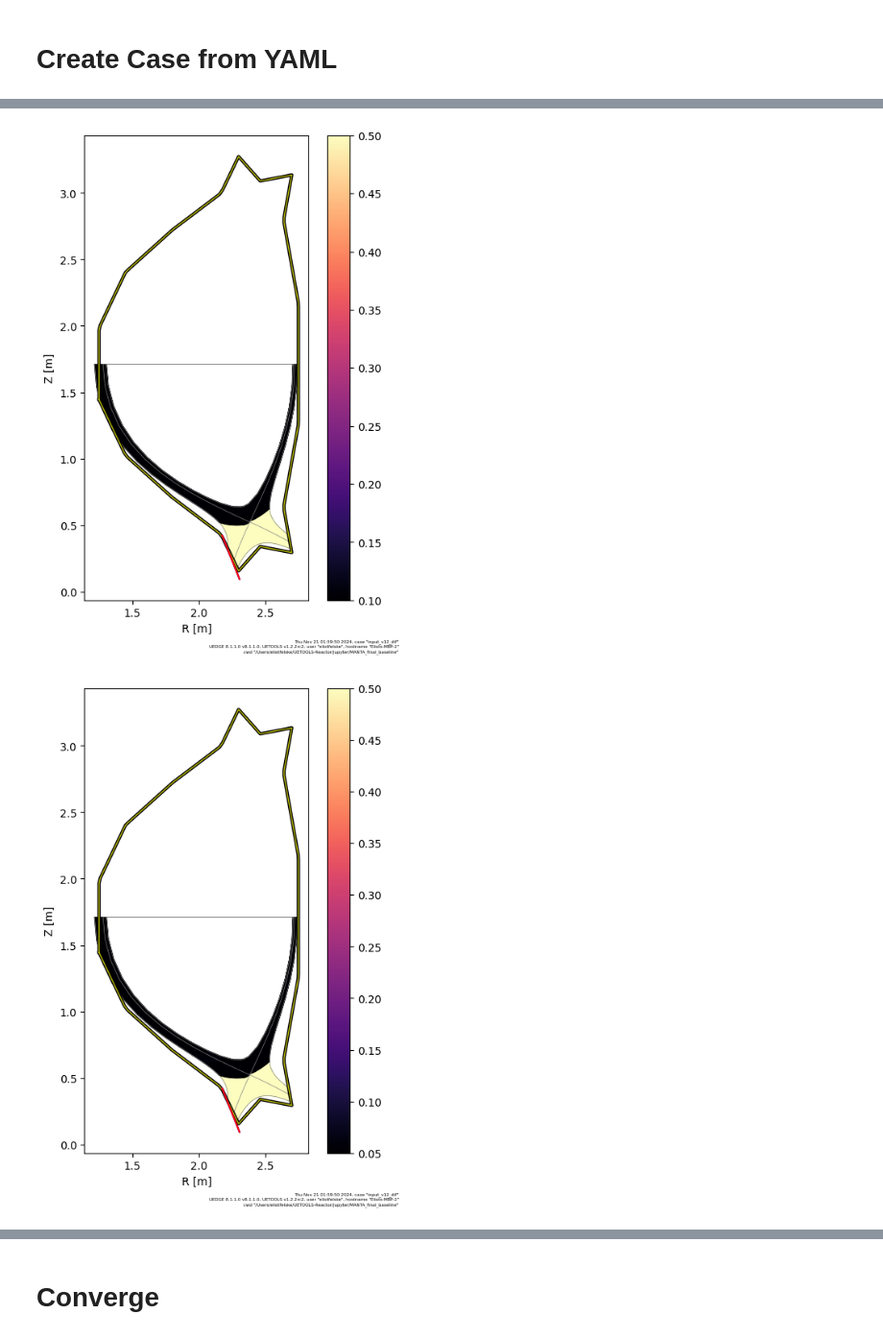
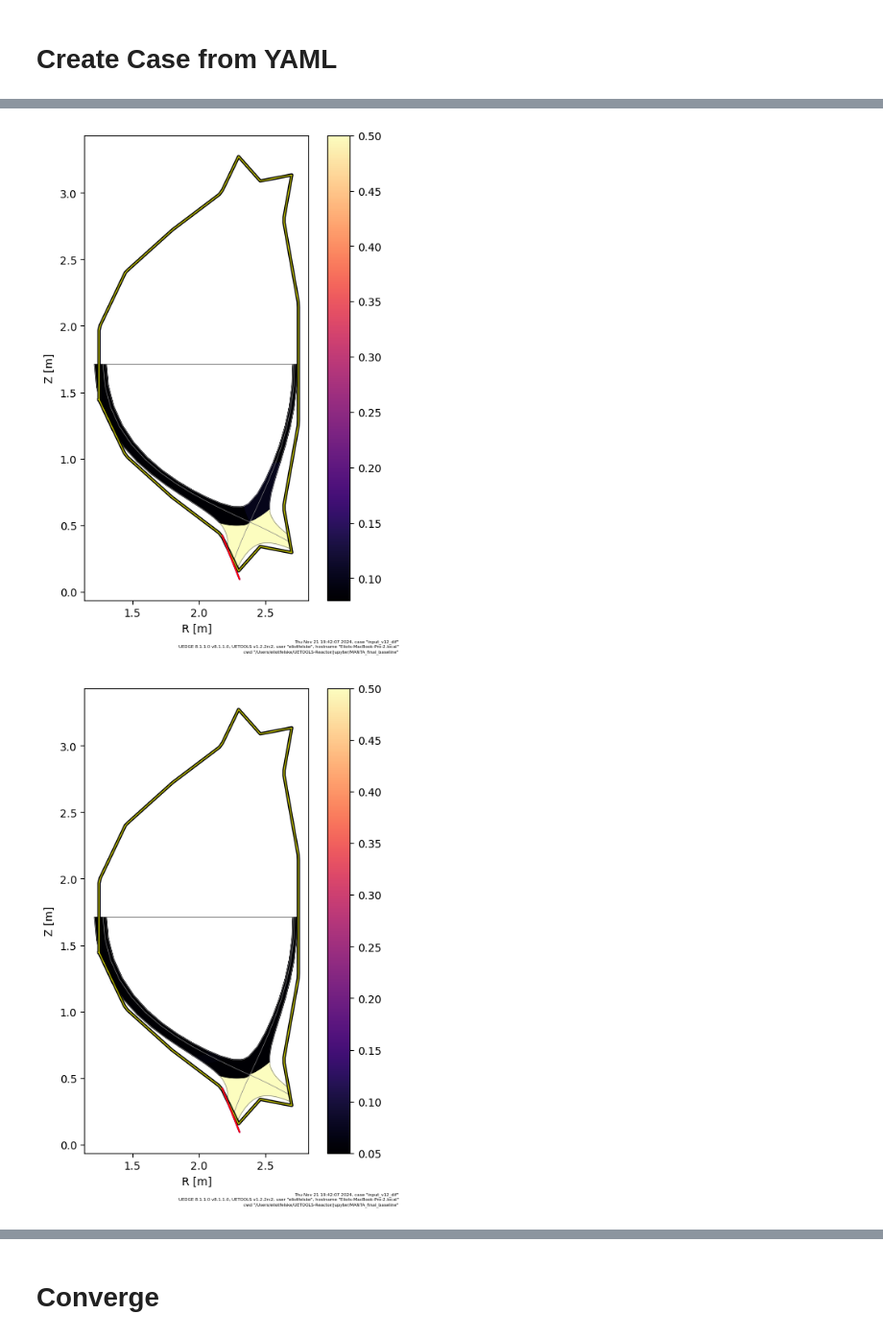
Before and after one commit to KasaiYuki/UETOOLS-Reactor, a Jupyter notebook: jupyter/MANTA_final_baseline/main.ipynb, the cells around one changed output, grey strips where cells are left out. Shown at 96% size. Drawn from its saved outputs; the diff is of its cells as text; code cells hidden in the pictures.

```diff
--- a/jupyter/MANTA_final_baseline/main.ipynb
+++ b/jupyter/MANTA_final_baseline/main.ipynb
@@ -48,7 +47,7 @@ fnrm without preconditioning: 5.35e-02
 # %%
-# c_dif = 0.05
-# c_kye = 0.06
-# c_kyi = 0.1
+c_dif = 0.05
+c_kye = 0.06
+c_kyi = 0.08
 
 bbb.dif_use[30,:,0] = [c_dif] * 46
 bbb.dif_use[29,:,0] = [c_dif] * 46
@@ -100,32 +99,32 @@ bbb.kyi_use[26,:] = [c_kyi] * 46
 bbb.kyi_use[25,:] = [c_kyi] * 46
 bbb.kyi_use[24,:] = [c_kyi] * 46
 bbb.kyi_use[23,:] = [c_kyi] * 46
 bbb.kyi_use[22,:] = [c_kyi] * 46
 bbb.kyi_use[21,:] = [c_kyi] * 46
 bbb.kyi_use[20,:] = [c_kyi] * 46
 bbb.kyi_use[19,:] = [c_kyi] * 46
 bbb.kyi_use[18,:] = [c_kyi] * 46
 bbb.kyi_use[17,:] = [c_kyi] * 46
 bbb.kyi_use[31,:] = [c_kyi] * 46
 bbb.kyi_use[32,:] = [c_kyi] * 46
 bbb.kyi_use[33,:] = [c_kyi] * 46
 bbb.kyi_use[34,:] = [c_kyi] * 46
 bbb.kyi_use[35,:] = [c_kyi] * 46
 bbb.kyi_use[36,:] = [c_kyi] * 46
 
 c.plot.mesh(bbb.dif_use[:,:,0])
 c.plot.mesh(bbb.kye_use[:,:])
 c.plot.mesh(bbb.kyi_use[:,:])
 
 #indexing first index from 1 starts at the inner plate moving upward with index number, starting at
 #Core boundary indicies: HFS: 17-30, LFS: 31-40
 #kye biases heat outer plate, dif is more inner plate and has more of an effecto on midplane temps
 
 #for ix in range(com.ixpt1[0]+1,com.ixpt2[0]: bbb.dif_use[ix,:,0]= [0.5,0.5,0.5,0.5,0.5,0.5,0.5,0.5,0.5,0.5,0.5,0.5,0.5,0.5,0.5,0.5,0.5,0.5,0.5,0.5,0.5,0.5]
 #len bbb.dif_use[#,:,0] = 46
 
 #for ix in range(com.ixpt1[0] + 1, com.ixpt2[0]):
     #print(bbb.dif_use[ix,:,0])
 # %% [output]
-[figure, old version]
+[figure, new version]
-[figure, old version]
+[figure, new version]
```
Also changed, not shown: parts of 13 cells of this notebook, 5 other files.
